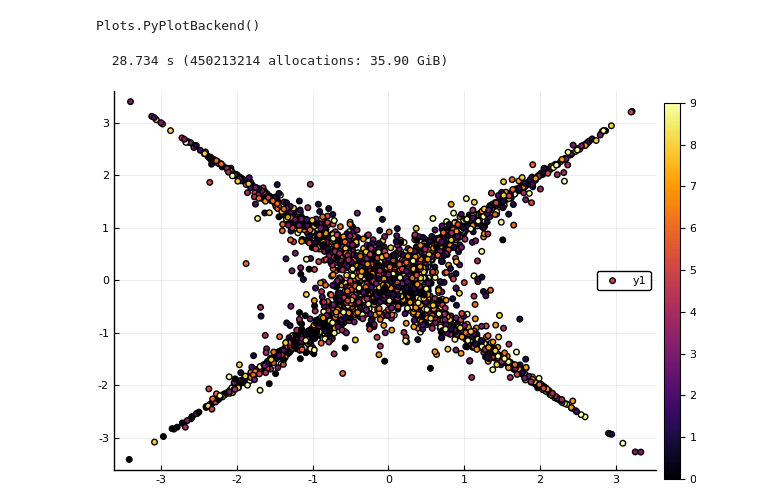
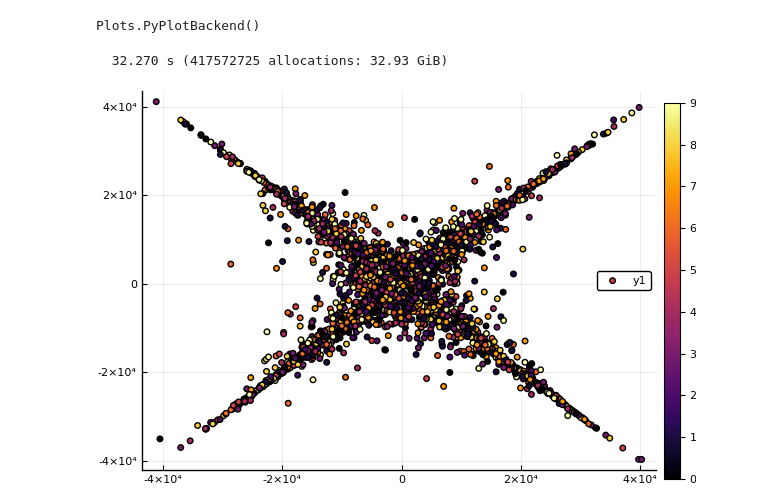
Before and after one commit to dillondaudert/UMAP.jl, a Jupyter notebook: PlotMNIST.ipynb, the cells around one changed output. Drawn from its saved outputs; the diff is of its cells as text; code cells hidden in the pictures.

Commit message:
Add new plot

```diff
--- a/PlotMNIST.ipynb
+++ b/PlotMNIST.ipynb
@@ -16,14 +16,12 @@ MNIST_train = reshape_mnist(MNIST_train)
 MNIST_data_x = [convert.(Float64, MNIST_train[:,i]) for i = 1:5000]
 MNIST_data_y = MNIST_train_y[1:5000];
 # %%
-umap = @btime UMAP_(MNIST_data_x, 10, 2, 0.001);
+umap = @btime UMAP_(MNIST_data_x, 10, 2, 0.001; init=:random);
 # %% [output]
-  28.734 s (450213214 allocations: 35.90 GiB)
+  32.270 s (417572725 allocations: 32.93 GiB)
 # %%
 x = umap.embedding[1,:]
-x_norm = (x .- mean(x))./std(x)
 y = umap.embedding[2,:]
-y_norm = (y .- mean(y))./std(y)
-scatter(x_norm, y_norm, zcolor=MNIST_data_y)
+scatter(x, y, zcolor=MNIST_data_y)
 # %% [output]
-[figure, old version]
+[figure, new version]
```
Also changed, not shown: parts of 1 cell of this notebook.
